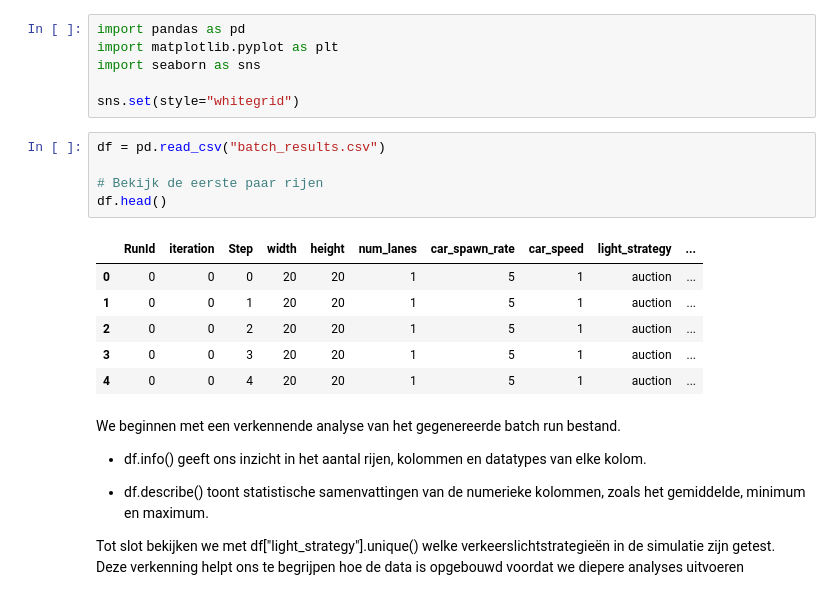
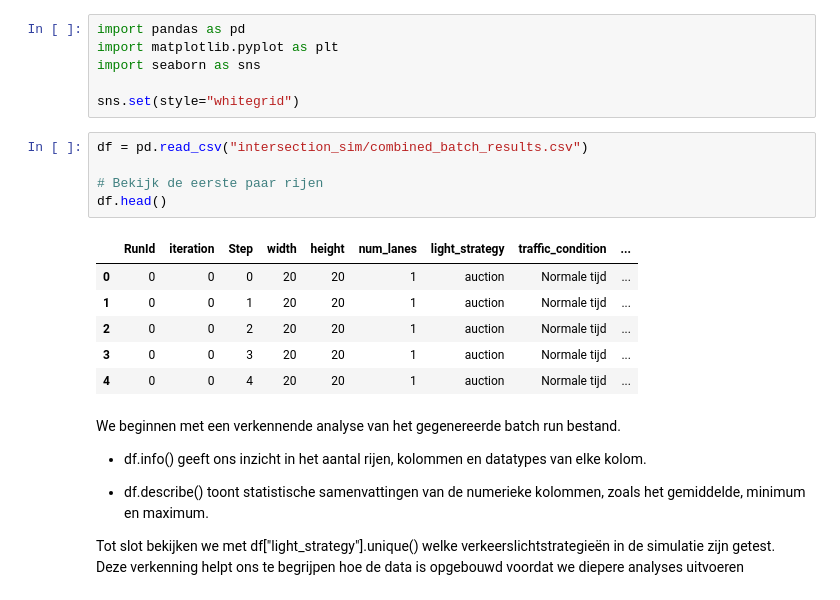
Before and after one commit to TikkaMasala1/INNO_ABD_SIM, a Jupyter notebook: data_analysis.ipynb, the cells around one changed output. Drawn from its saved outputs; the diff is of its cells as text.

```diff
--- a/data_analysis.ipynb
+++ b/data_analysis.ipynb
@@ -17,17 +17,17 @@ import seaborn as sns
 
 sns.set(style="whitegrid")
 # %%
-df = pd.read_csv("batch_results.csv")
+df = pd.read_csv("intersection_sim/combined_batch_results.csv")
 
 # Bekijk de eerste paar rijen
 df.head()
 # %% [output]
-|  | RunId | iteration | Step | width | height | num_lanes | car_spawn_rate | car_speed | light_strategy | ... |
-| 0 | 0 | 0 | 0 | 20 | 20 | 1 | 5 | 1 | auction | ... |
-| 1 | 0 | 0 | 1 | 20 | 20 | 1 | 5 | 1 | auction | ... |
-| 2 | 0 | 0 | 2 | 20 | 20 | 1 | 5 | 1 | auction | ... |
-| 3 | 0 | 0 | 3 | 20 | 20 | 1 | 5 | 1 | auction | ... |
-| 4 | 0 | 0 | 4 | 20 | 20 | 1 | 5 | 1 | auction | ... |
+|  | RunId | iteration | Step | width | height | num_lanes | light_strategy | traffic_condition | ... |
+| 0 | 0 | 0 | 0 | 20 | 20 | 1 | auction | Normale tijd | ... |
+| 1 | 0 | 0 | 1 | 20 | 20 | 1 | auction | Normale tijd | ... |
+| 2 | 0 | 0 | 2 | 20 | 20 | 1 | auction | Normale tijd | ... |
+| 3 | 0 | 0 | 3 | 20 | 20 | 1 | auction | Normale tijd | ... |
+| 4 | 0 | 0 | 4 | 20 | 20 | 1 | auction | Normale tijd | ... |
 # %% [markdown]
 We beginnen met een verkennende analyse van het gegenereerde batch run bestand.
 
```
Also changed, not shown: parts of 7 cells of this notebook.
